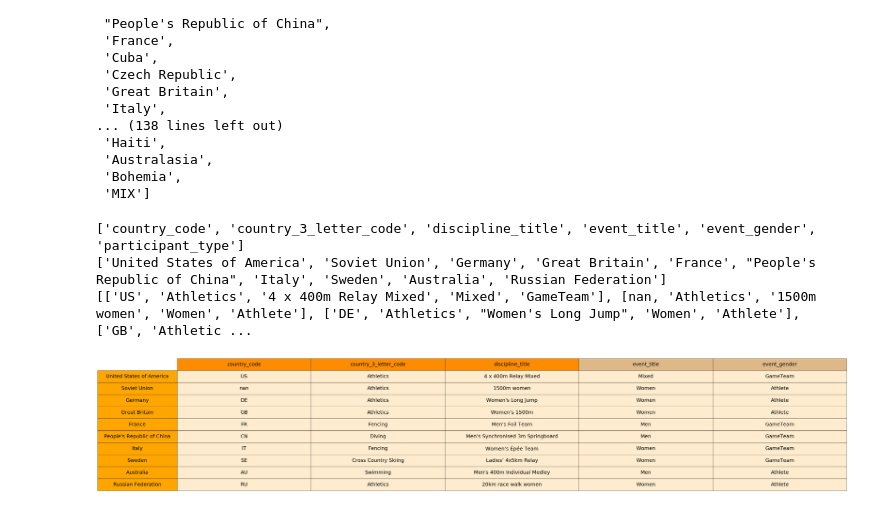
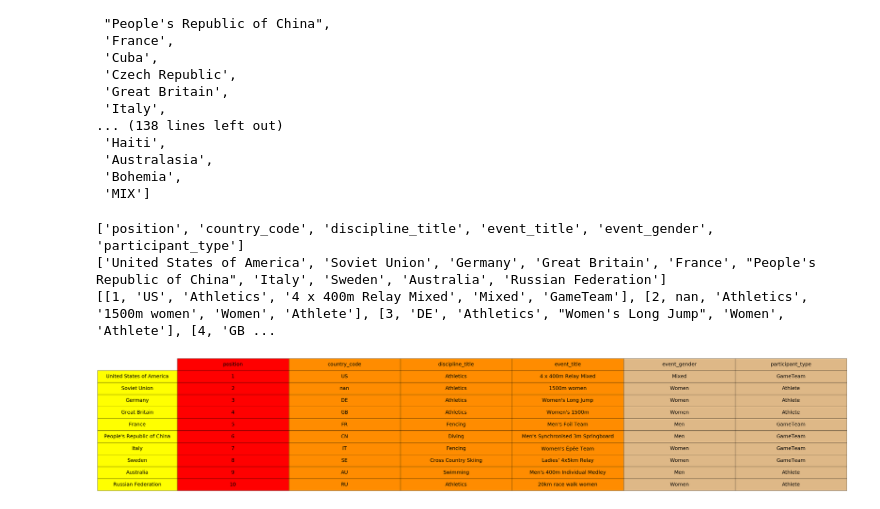
Before and after one commit to smandalsid/dv_lab, a Jupyter notebook: task2/week2.ipynb, the cells around one changed output. Cells and saved outputs as stored; diff of their text form; code cells hidden in the pictures.

```diff
--- a/task2/week2.ipynb
+++ b/task2/week2.ipynb
@@ -95,10 +95,13 @@ for i in range(len(countries)):
                 tempsports[k+1]=temp
     mostwon[countries[i]]=[tempsports[0]]
 # %%
+count=1
 for key, value in mostwon.items():
     for i in range(len(df)):
         if df['country_name'][i]==key:
             value.insert(0, df['country_code'][i])
+            value.insert(0, count)
+            count+=1
             # value.insert(1, df['country_3_letter_code'][i])
             break
 # %%
@@ -106,7 +109,7 @@ for key, value in mostwon.items():
     l1=[]
     l2=[]
     for i in range(len(df)):
-        if df['country_name'][i]==key and df['discipline_title'][i]==value[1]:
+        if df['country_name'][i]==key and df['discipline_title'][i]==value[2]:
             if df['event_title'][i] not in l:
                 l1.append(df['event_title'][i])
                 l2.append(0)
@@ -126,7 +129,7 @@ for key, value in mostwon.items():
 # %%
 for key, value in mostwon.items():
     for i in range(len(df)):
-        if(value[2]==df['event_title'][i]):
+        if(value[3]==df['event_title'][i]):
             value.append(df['event_gender'][i])
             value.append(df['participant_type'][i])
             break
@@ -136,26 +139,47 @@ tabledata=[]
 for key, value in mostwon.items():
     tabledata.append(value)
 # %%
-tablecolumns=['country_code', 'country_3_letter_code', 'discipline_title', 'event_title', 'event_gender', 'participant_type']
+tablecolumns=['position', 'country_code', 'discipline_title', 'event_title', 'event_gender', 'participant_type']
 tablerows=[key for key in mostwon.keys()]
 # %%
 print(tablecolumns)
 print(tablerows)
 print(tabledata)
 
 fig, ax = plt.subplots()
 ax.set_axis_off()
-cell_colors=[["blanchedalmond" for i in range(5)] for j in range(10)]
-mytable=plt.table(cellText=tabledata,rowLabels=tablerows,colLabels=tablecolumns,rowColours=["orange"]*10,colColours=["darkorange", "darkorange", "darkorange", "burlywood", "burlywood"],cellLoc="center", rowLoc="center",loc="center",cellColours=cell_colors)
+# cell_colors=[["blanchedalmond" for i in range(6)] for j in range(10)]
+cell_colors=[]
+for i in range(10):
+    temp=[]
+    for j in range(6):
+        temp.append('')
+    cell_colors.append(temp)
+for i in range(10):
+    for j in range(6):
+        if j==0:
+            cell_colors[i][j]="red"
+        elif j==1:
+            cell_colors[i][j]="darkorange"
+        elif j==2:
+            cell_colors[i][j]="darkorange"
+        elif j==3:
+            cell_colors[i][j]="darkorange"
+        elif j==4:
+            cell_colors[i][j]="burlywood"
+        elif j==5:
+            cell_colors[i][j]="burlywood"
+
+mytable=plt.table(cellText=tabledata,rowLabels=tablerows,colLabels=tablecolumns,rowColours=["yellow"]*10,colColours=["red", "darkorange", "darkorange", "darkorange", "burlywood", "burlywood"],cellLoc="center", rowLoc="center",loc="center",cellColours=cell_colors)
 mytable.scale(10, 5)
 mytable.set_fontsize(25)
 plt.savefig('pyplot-table-original.png',
             bbox_inches='tight',
             dpi=500
             )
 plt.show()
 # %% [output]
-['country_code', 'country_3_letter_code', 'discipline_title', 'event_title', 'event_gender', 'participant_type']
+['position', 'country_code', 'discipline_title', 'event_title', 'event_gender', 'participant_type']
 ['United States of America', 'Soviet Union', 'Germany', 'Great Britain', 'France', "People's Republic of China", 'Italy', 'Sweden', 'Australia', 'Russian Federation']
-[['US', 'Athletics', '4 x 400m Relay Mixed', 'Mixed', 'GameTeam'], [nan, 'Athletics', '1500m women', 'Women', 'Athlete'], ['DE', 'Athletics', "Women's Long Jump", 'Women', 'Athlete'], ['GB', 'Athletic ...
+[[1, 'US', 'Athletics', '4 x 400m Relay Mixed', 'Mixed', 'GameTeam'], [2, nan, 'Athletics', '1500m women', 'Women', 'Athlete'], [3, 'DE', 'Athletics', "Women's Long Jump", 'Women', 'Athlete'], [4, 'GB ...
-[figure, old version]
+[figure, new version]
```
Also changed, not shown: 9 other files.
